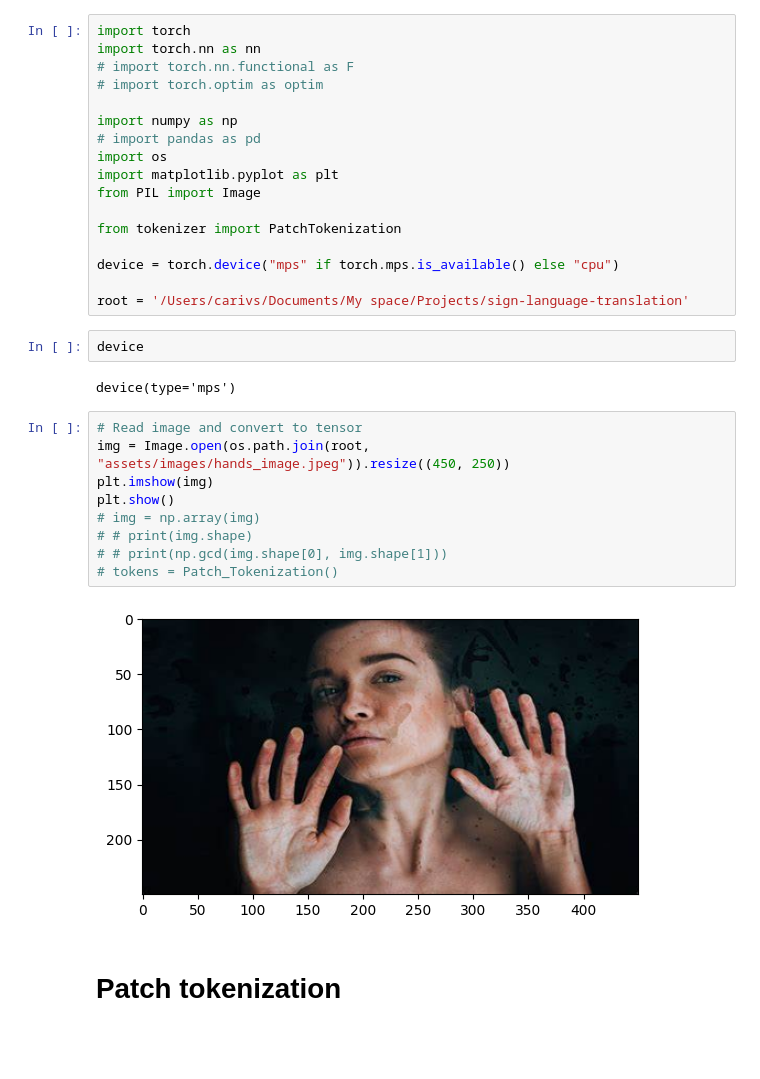
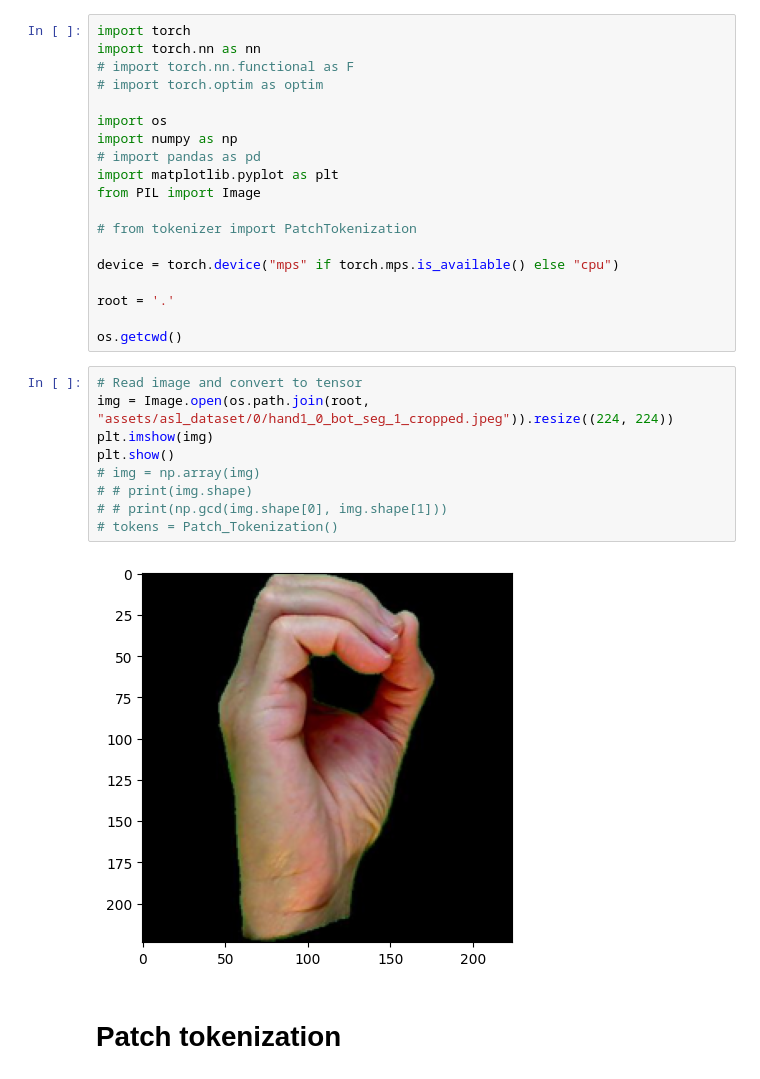
Before and after one commit to olivieradjagba/sign-language-alphabet-recognition, a Jupyter notebook: src/draft.ipynb, the cells around one changed output. Cells and saved outputs as stored; diff of their text form; blank space fills up the shorter version.

```diff
--- a/src/draft.ipynb
+++ b/src/draft.ipynb
@@ -4,32 +4,30 @@ import torch.nn as nn
 # import torch.nn.functional as F
 # import torch.optim as optim
 
+import os
 import numpy as np
 # import pandas as pd
-import os
 import matplotlib.pyplot as plt
 from PIL import Image
 
-from tokenizer import PatchTokenization
+# from tokenizer import PatchTokenization
 
 device = torch.device("mps" if torch.mps.is_available() else "cpu")
 
-root = '/Users/carivs/Documents/My space/Projects/sign-language-translation'
+root = '.'
+
+os.getcwd()
-# %%
-device
-# %% [output]
-device(type='mps')
 # %%
 # Read image and convert to tensor
-img = Image.open(os.path.join(root, "assets/images/hands_image.jpeg")).resize((450, 250))
+img = Image.open(os.path.join(root, "assets/asl_dataset/0/hand1_0_bot_seg_1_cropped.jpeg")).resize((224, 224))
 plt.imshow(img)
 plt.show()
 # img = np.array(img)
 # # print(img.shape)
 # # print(np.gcd(img.shape[0], img.shape[1]))
 # tokens = Patch_Tokenization()
 # %% [output]
-[figure, old version]
+[figure, new version]
 # %% [markdown]
 # Patch tokenization
 # %%
```
Also changed, not shown: parts of 4 cells of this notebook, 8 other files.
